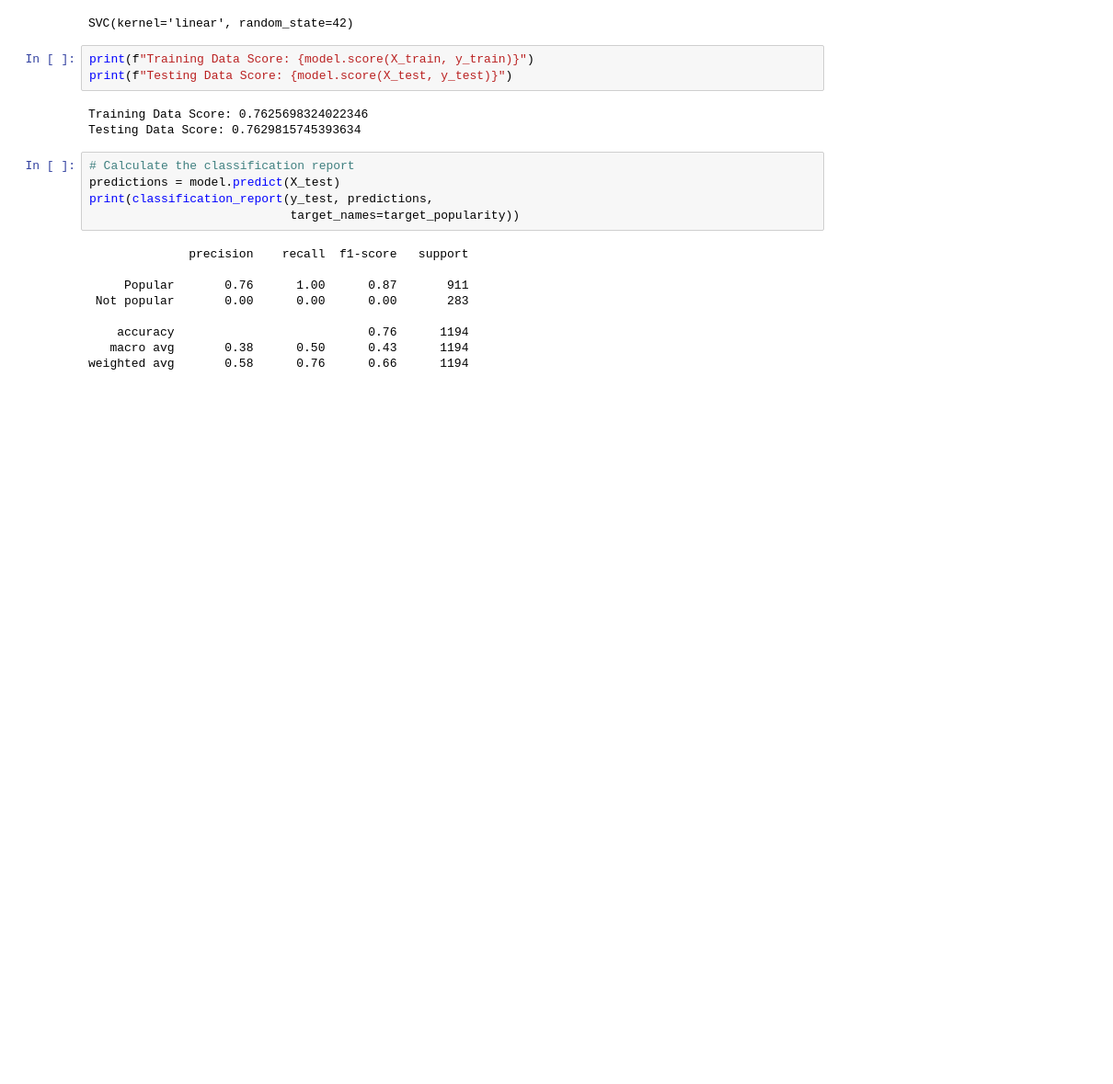
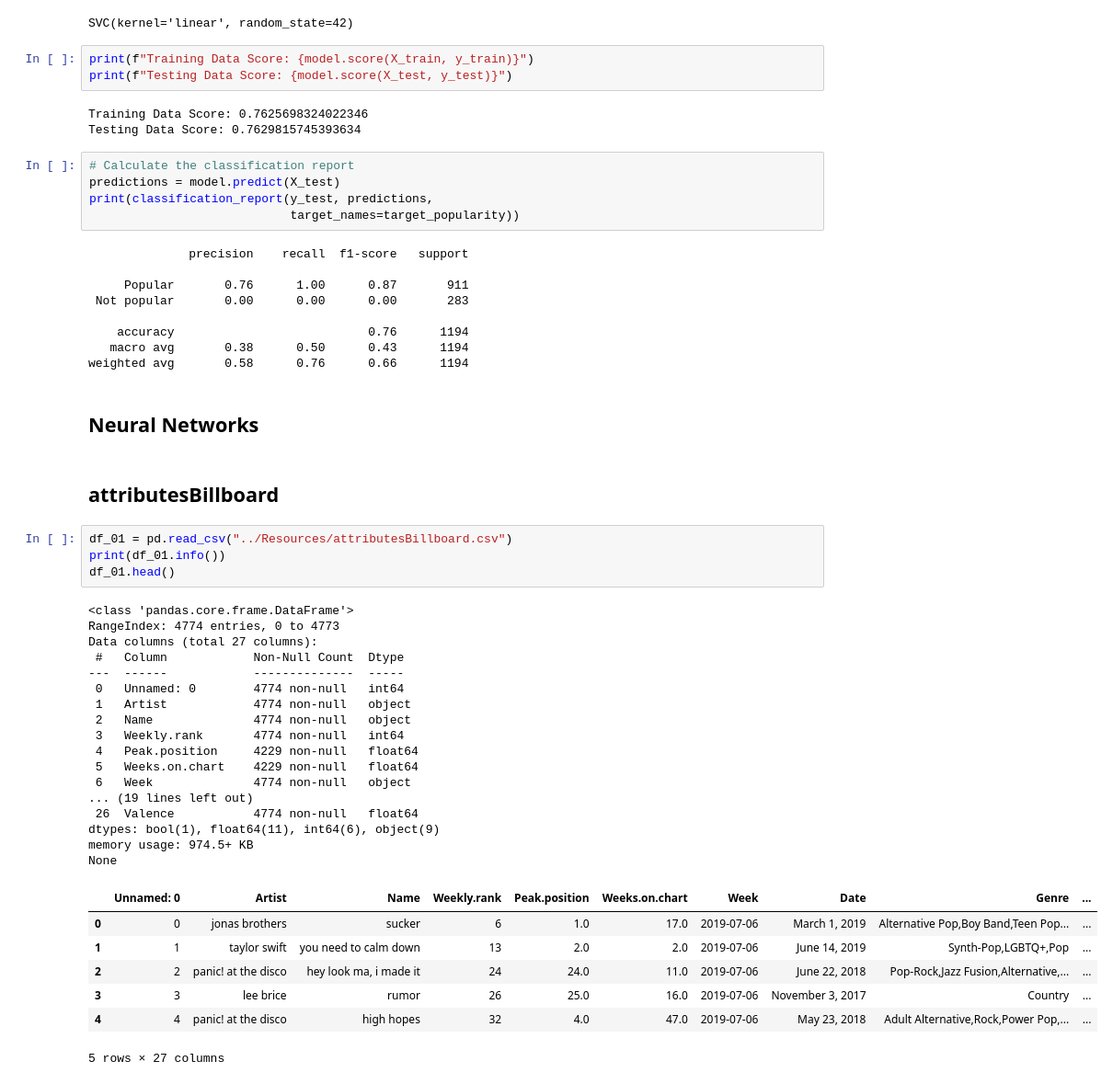
Before and after one commit to AlejandroChavezA00571497/Project04, a Jupyter notebook: Spotify analysis/Main_models.ipynb, the cells around one changed output. Shown at 92% size. Drawn from its saved outputs; the diff is of its cells as text; blank space fills up the shorter version.

```diff
--- a/Spotify analysis/Main_models.ipynb
+++ b/Spotify analysis/Main_models.ipynb
@@ -321,3 +323,36 @@ print(classification_report(y_test, predictions,
     accuracy                           0.76      1194
    macro avg       0.38      0.50      0.43      1194
 weighted avg       0.58      0.76      0.66      1194
+# %% [markdown]
+## Neural Networks
+# %% [markdown]
+## attributesBillboard
+# %%
+df_01 = pd.read_csv("../Resources/attributesBillboard.csv")
+print(df_01.info())
+df_01.head()
+# %% [output]
+<class 'pandas.core.frame.DataFrame'>
+RangeIndex: 4774 entries, 0 to 4773
+Data columns (total 27 columns):
+ #   Column            Non-Null Count  Dtype
+---  ------            --------------  -----
+ 0   Unnamed: 0        4774 non-null   int64
+ 1   Artist            4774 non-null   object
+ 2   Name              4774 non-null   object
+ 3   Weekly.rank       4774 non-null   int64
+ 4   Peak.position     4229 non-null   float64
+ 5   Weeks.on.chart    4229 non-null   float64
+ 6   Week              4774 non-null   object
+... (19 lines left out)
+ 26  Valence           4774 non-null   float64
+dtypes: bool(1), float64(11), int64(6), object(9)
+memory usage: 974.5+ KB
+None
+|  | Unnamed: 0 | Artist | Name | Weekly.rank | Peak.position | Weeks.on.chart | Week | Date | Genre | ... |
+| 0 | 0 | jonas brothers | sucker | 6 | 1.0 | 17.0 | 2019-07-06 | March 1, 2019 | Alternative Pop,Boy Band,Teen Pop... | ... |
+| 1 | 1 | taylor swift | you need to calm down | 13 | 2.0 | 2.0 | 2019-07-06 | June 14, 2019 | Synth-Pop,LGBTQ+,Pop | ... |
+| 2 | 2 | panic! at the disco | hey look ma, i made it | 24 | 24.0 | 11.0 | 2019-07-06 | June 22, 2018 | Pop-Rock,Jazz Fusion,Alternative,... | ... |
+| 3 | 3 | lee brice | rumor | 26 | 25.0 | 16.0 | 2019-07-06 | November 3, 2017 | Country | ... |
+| 4 | 4 | panic! at the disco | high hopes | 32 | 4.0 | 47.0 | 2019-07-06 | May 23, 2018 | Adult Alternative,Rock,Power Pop,... | ... |
+5 rows × 27 columns
```
Also changed, not shown: parts of 44 cells of this notebook.
